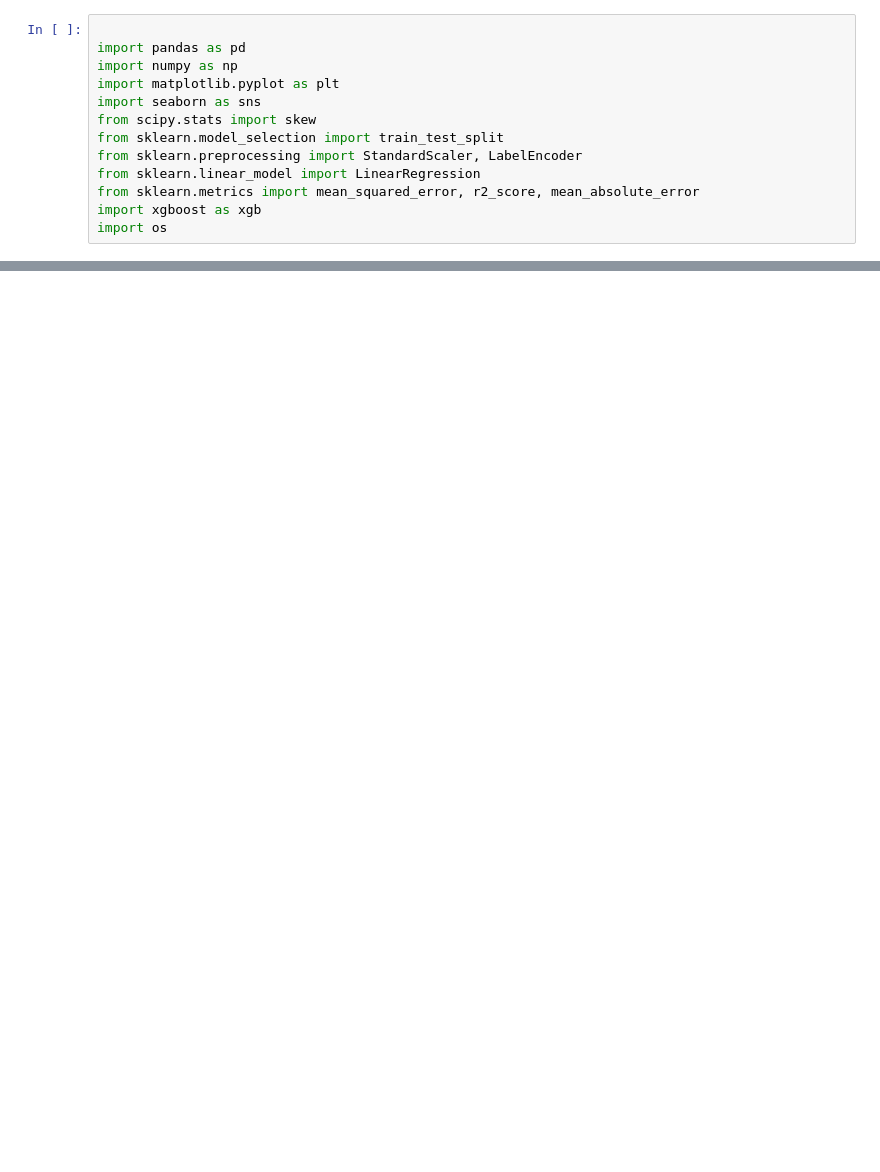
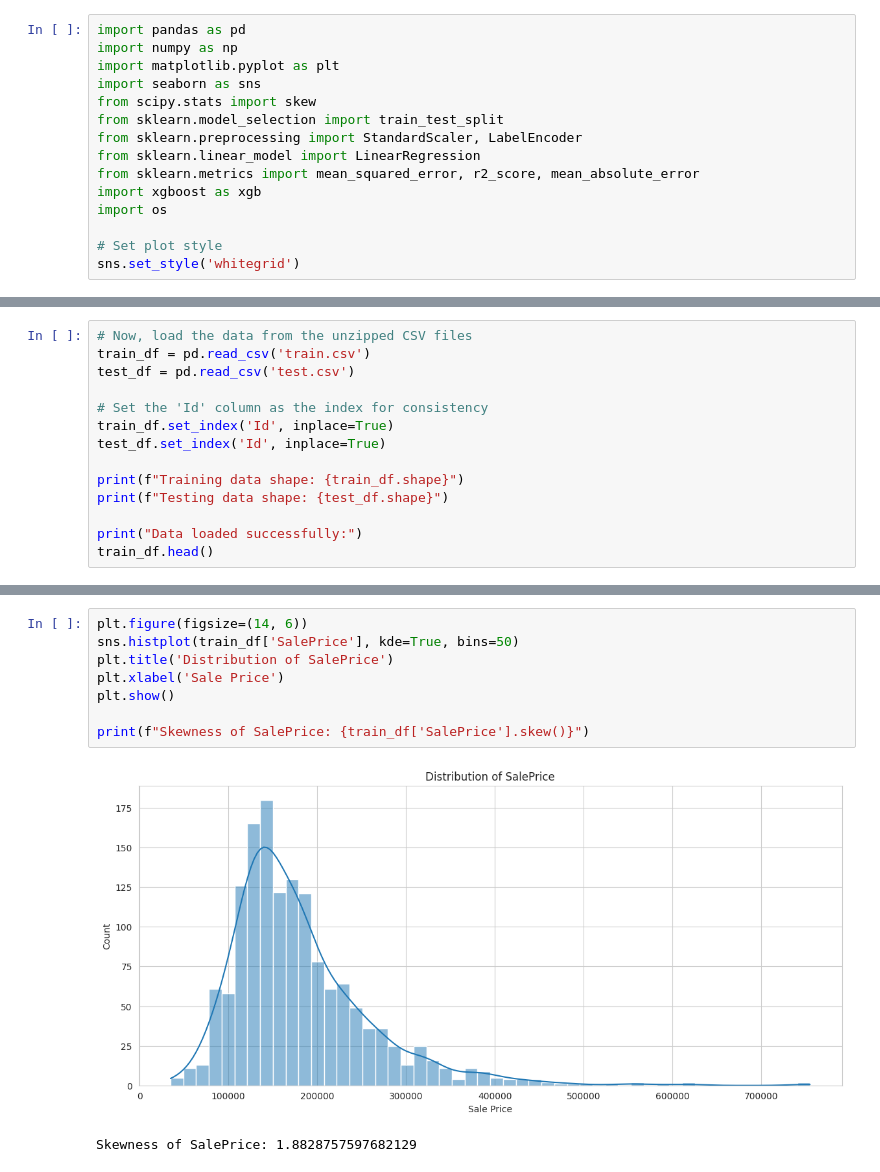
Before and after one commit to bikash4044/GFG_21Projects, a Jupyter notebook: Day3/Day3-House_Price_Prediction.ipynb, the cells around one changed output, grey strips where cells are left out. Drawn from its saved outputs; the diff is of its cells as text; blank space fills up the shorter version.

```diff
--- a/Day3/Day3-House_Price_Prediction.ipynb
+++ b/Day3/Day3-House_Price_Prediction.ipynb
@@ -4,5 +17,4 @@
 # %%
-
 import pandas as pd
 import numpy as np
 import matplotlib.pyplot as plt
@@ -14,3 +26,6 @@ from sklearn.linear_model import LinearRegression
 from sklearn.metrics import mean_squared_error, r2_score, mean_absolute_error
 import xgboost as xgb
 import os
+
+# Set plot style
+sns.set_style('whitegrid')
@@ -33,0 +79,14 @@ operable program or batch file.
+# %%
+# Now, load the data from the unzipped CSV files
+train_df = pd.read_csv('train.csv')
+test_df = pd.read_csv('test.csv')
+
+# Set the 'Id' column as the index for consistency
+train_df.set_index('Id', inplace=True)
+test_df.set_index('Id', inplace=True)
+
+print(f"Training data shape: {train_df.shape}")
+print(f"Testing data shape: {test_df.shape}")
+
+print("Data loaded successfully:")
+train_df.head()
@@ -33,0 +189,11 @@ operable program or batch file.
+# %%
+plt.figure(figsize=(14, 6))
+sns.histplot(train_df['SalePrice'], kde=True, bins=50)
+plt.title('Distribution of SalePrice')
+plt.xlabel('Sale Price')
+plt.show()
+
+print(f"Skewness of SalePrice: {train_df['SalePrice'].skew()}")
+# %% [output]
+[figure, added]
+Skewness of SalePrice: 1.8828757597682129
```
Also changed, not shown: parts of 59 cells of this notebook, 5 other files.
